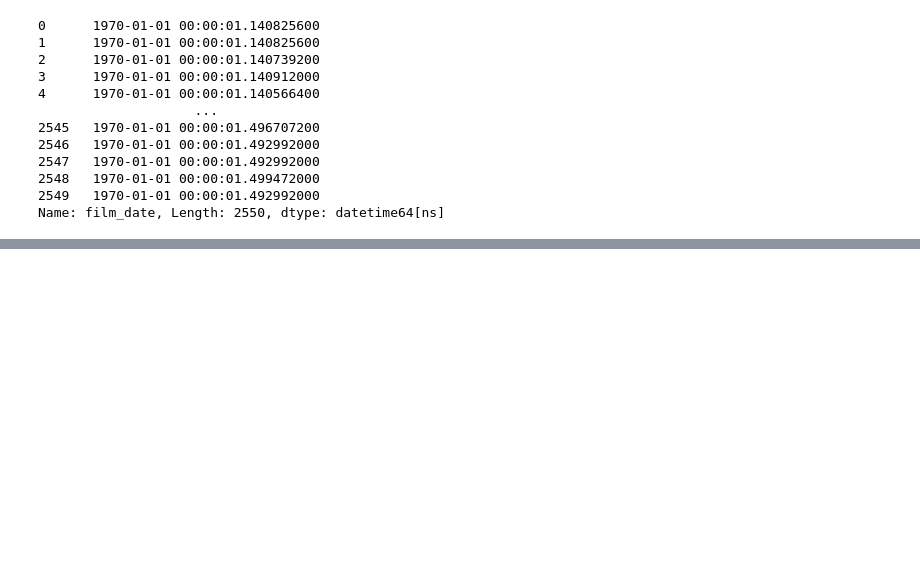
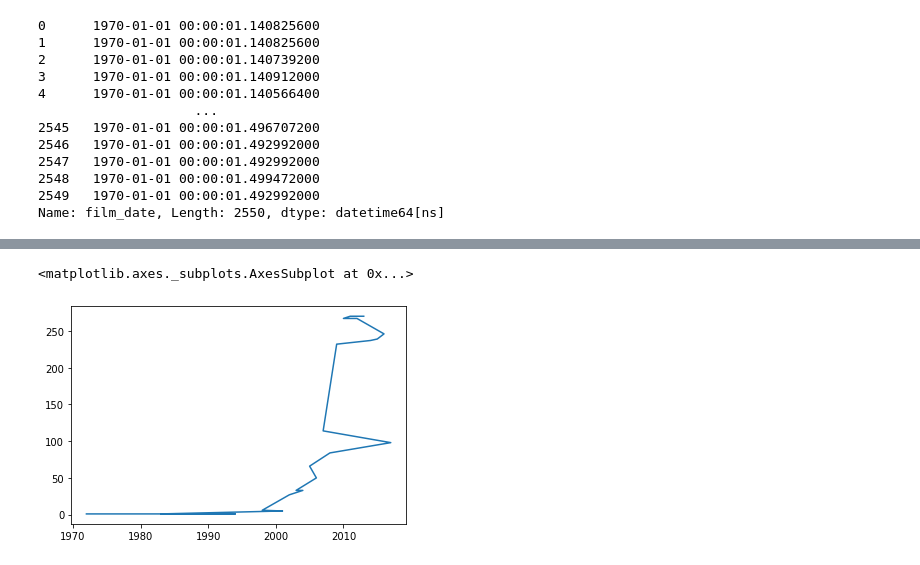
Before and after one commit to Iswaqasahmed/Data-Analysis, a Jupyter notebook: Day 4/tedtalk_analysis.ipynb, the cells around one changed output, grey strips where cells are left out. Cells and saved outputs as stored; diff of their text form; code cells hidden in the pictures; blank space fills up the shorter version.

```diff
--- a/Day 4/tedtalk_analysis.ipynb
+++ b/Day 4/tedtalk_analysis.ipynb
@@ -199,0 +294,5 @@ Name: film_date, Length: 2550, dtype: datetime64[ns]
+# %%
+df.file_datetime.dt.year.value_counts().plot()   # problem with this chart is its joing x - axis with values
+# %% [output]
+<matplotlib.axes._subplots.AxesSubplot at 0x...>
+[figure, added]
```
Also changed, not shown: parts of 30 cells of this notebook.
